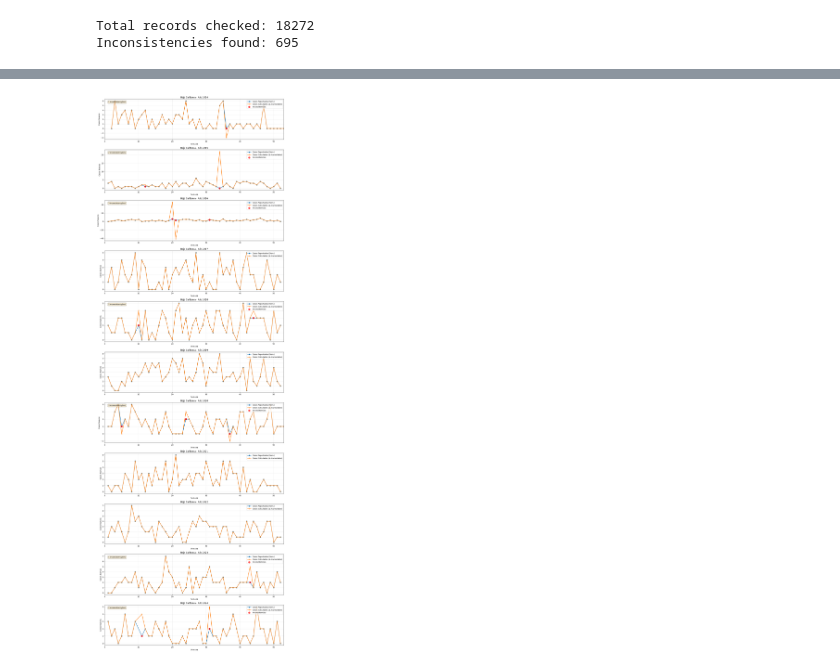
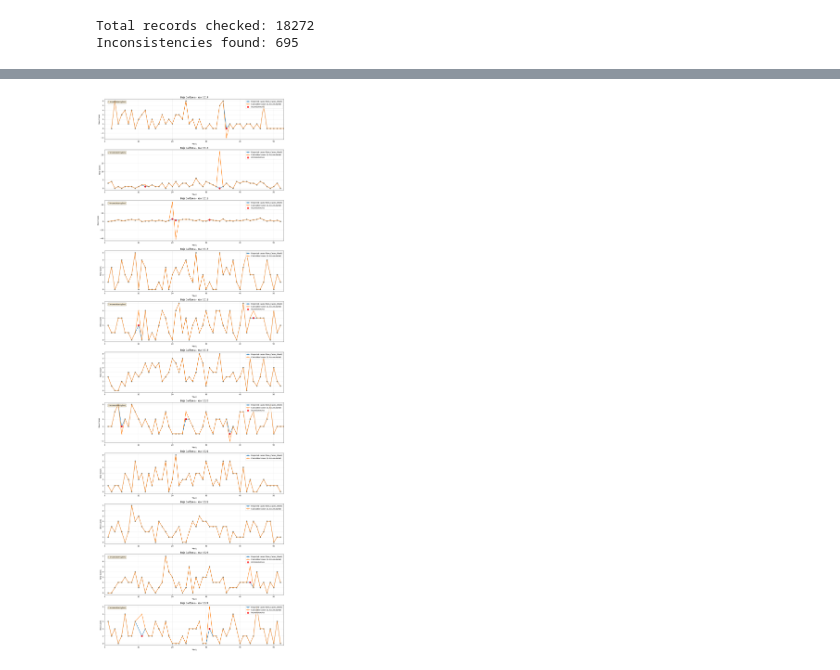
Before and after one commit to greyngs/alzheimer-forecasting-mexico, a Jupyter notebook: notebooks/2_study_of_inconsistencies.ipynb, the cells around one changed output, grey strips where cells are left out. Cells and saved outputs as stored; diff of their text form; code cells hidden in the pictures.

```diff
--- a/notebooks/2_study_of_inconsistencies.ipynb
+++ b/notebooks/2_study_of_inconsistencies.ipynb
@@ -7,5 +4,6 @@ import numpy as np
 import os
 # %%
 # Data loading
-path = r'../data/interim/data_v1.csv'
-alzheimer_v1_df = pd.read_csv(path)
+path = r'../data/interim/data_v2_English.csv'
+alzheimer_df = pd.read_csv(path)
+alzheimer_df.head()
@@ -73,43 +78,43 @@ alzheimer_inconsistencias_df.head(10)
 # %%
 # Step 8: Plot comparison per entity and year
-entidad = 'Baja California'  # change as needed
-df_entidad = alzheimer_check_df[alzheimer_check_df['Entidad'] == entidad].copy()
-years = sorted(df_entidad['Año'].unique())
+entity = 'Baja California'  # change as needed
+df_entity = alzheimer_check_df[alzheimer_check_df['Entity'] == entity].copy()
+years = sorted(df_entity['Year'].unique())
 n_years = len(years)
 
 fig, axes = plt.subplots(n_years, 1, figsize=(15, 4 * n_years))
 if n_years == 1:
     axes = [axes]
 
 for idx, year in enumerate(years):
-    df_year = df_entidad[df_entidad['Año'] == year].copy()
+    df_year = df_entity[df_entity['Year'] == year].copy()
     ax = axes[idx]
 
     # Plot both lines: reported vs calculated
-    ax.plot(df_year['Semana'], df_year['Sem.'], label='Casos Reportados (Sem.)', marker='o', linewidth=2)
-    ax.plot(df_year['Semana'], df_year['Diferencia_calculada'], label='Casos Calculados (Δ Acumulados)', marker='x', linewidth=2)
+    ax.plot(df_year['Week'], df_year['New_Cases_Week'], label='Reported cases (New_Cases_Week)', marker='o', linewidth=2)
+    ax.plot(df_year['Week'], df_year['Calculated_Difference'], label='Calculated cases (Δ Accumulated)', marker='x', linewidth=2)
 
     # Highlight inconsistencies
-    differences = abs(df_year['Sem.'] - df_year['Diferencia_calculada']) > 0.001
+    differences = abs(df_year['New_Cases_Week'] - df_year['Calculated_Difference']) > 0.001
     if differences.any():
-        ax.scatter(df_year.loc[differences, 'Semana'], df_year.loc[differences, 'Sem.'],
-                   color='red', s=100, zorder=5, label='Inconsistencias', alpha=0.7)
+        ax.scatter(df_year.loc[differences, 'Week'], df_year.loc[differences, 'New_Cases_Week'],
+                   color='red', s=100, zorder=5, label='inconsistencies', alpha=0.7)
         n_incon = differences.sum()
         ax.text(0.02, 0.95, f'{n_incon} inconsistency(ies)',
                 transform=ax.transAxes, fontsize=10,
                 verticalalignment='top',
                 bbox=dict(boxstyle='round', facecolor='wheat', alpha=0.5))
 
     # Aesthetics
-    ax.set_xlabel('Semana')
-    ax.set_ylabel('Casos Nuevos')
-    ax.set_title(f'{entidad} - Año {year}')
+    ax.set_xlabel('Week')
+    ax.set_ylabel('New Cases')
+    ax.set_title(f'{entity} - Year {year}')
     ax.legend(loc='upper right')
     ax.grid(True, alpha=0.3)
     ax.set_xlim(0, 53)
 
 plt.tight_layout()
 plt.show()
 # %% [output]
-[figure, old version]
+[figure, new version]
 # %%
```
Also changed, not shown: parts of 6 cells of this notebook, 3 other files.
